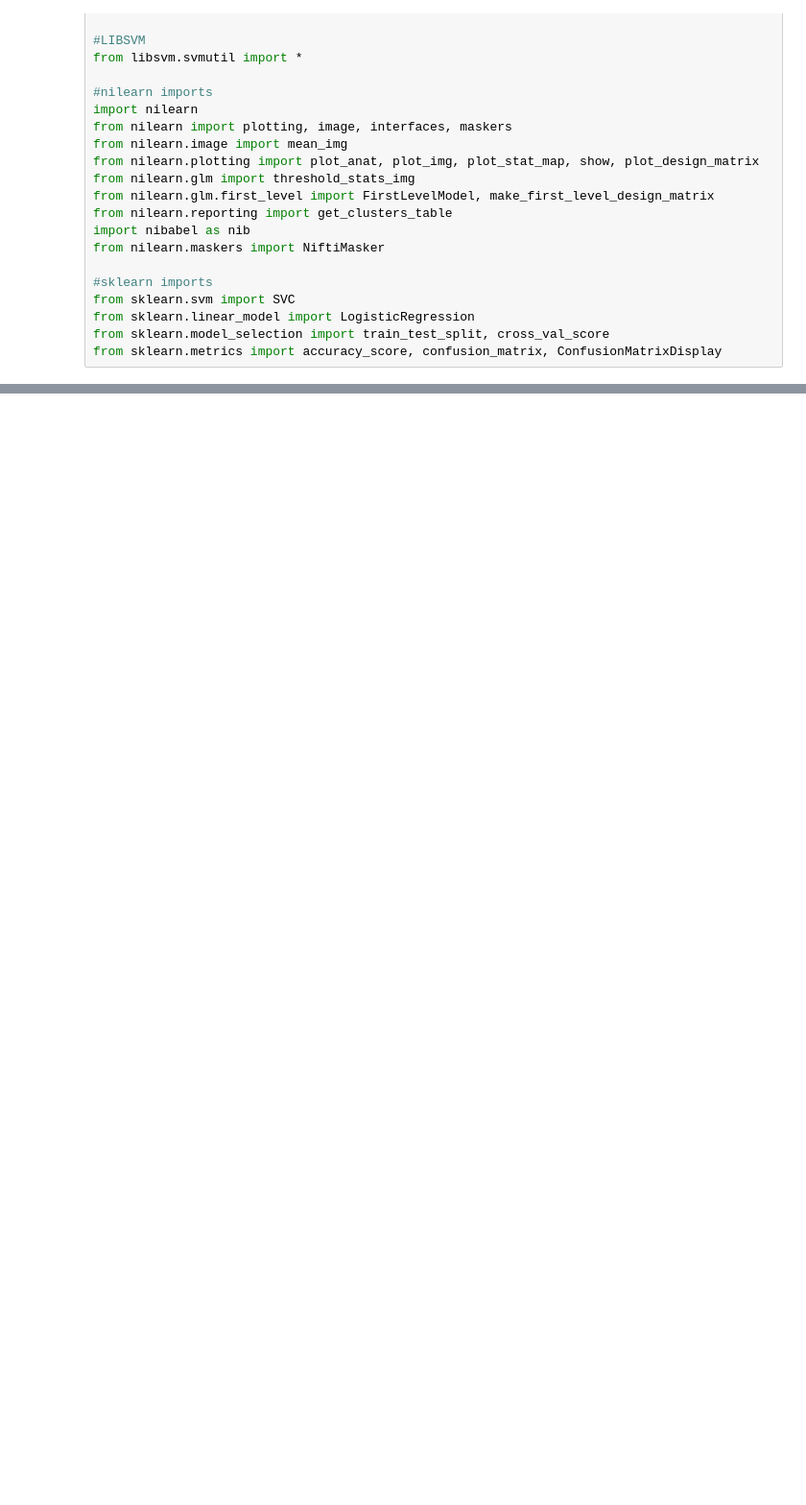
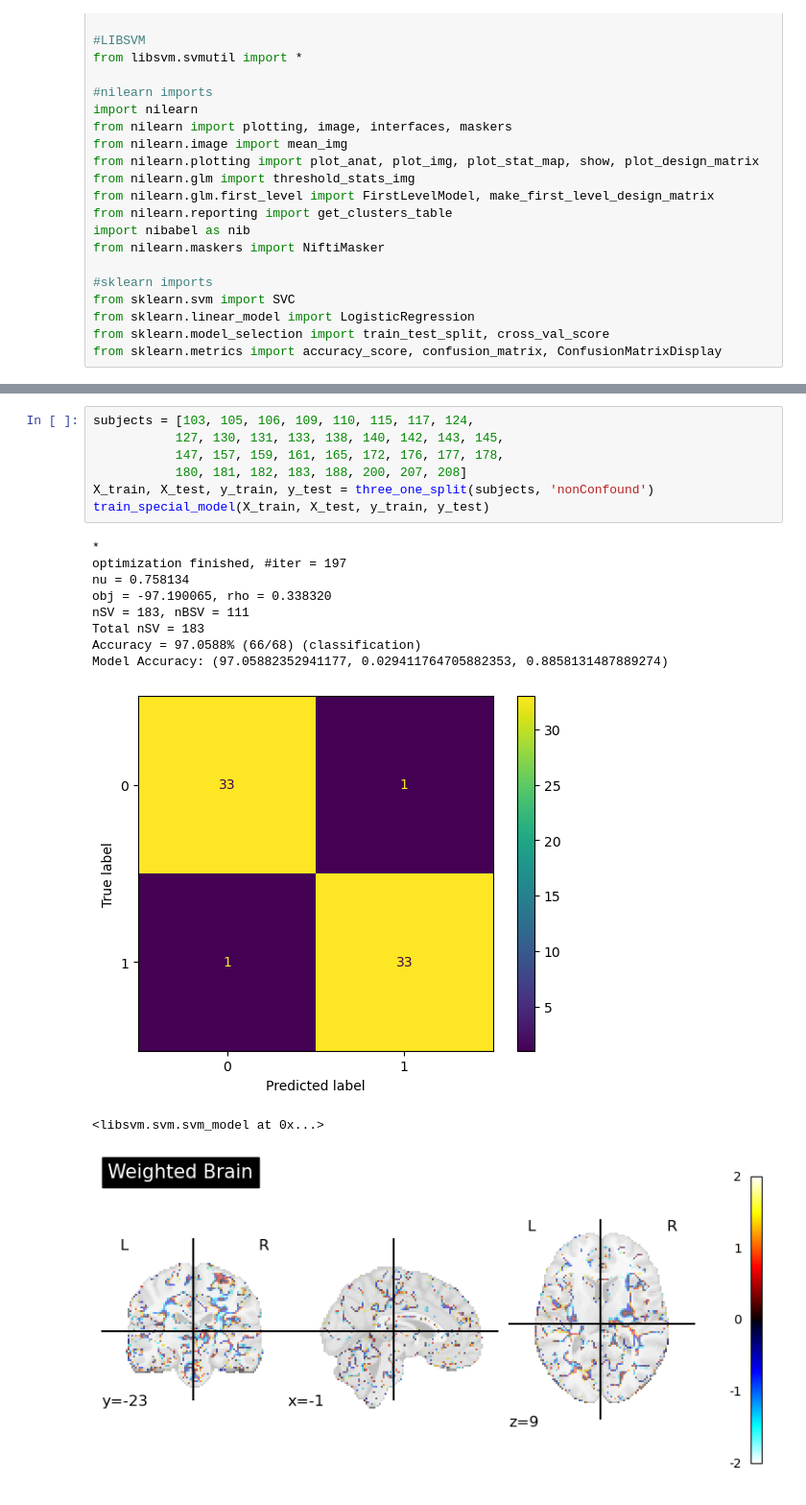
Before and after one commit to yunchen-hung/fmriWorkingMemoryProject, a Jupyter notebook: SVM/svm.ipynb, the cells around one changed output, grey strips where cells are left out. Shown: that part at 96% size. Drawn from its saved outputs; the diff is of its cells as text; blank space fills up the shorter version.

Commit message:
clean up SVM code, tried 3-1 split

```diff
--- a/SVM/svm.ipynb
+++ b/SVM/svm.ipynb
@@ -153,0 +254,19 @@ help(svm_train)
+# %%
+subjects = [103, 105, 106, 109, 110, 115, 117, 124,
+           127, 130, 131, 133, 138, 140, 142, 143, 145,
+           147, 157, 159, 161, 165, 172, 176, 177, 178,
+           180, 181, 182, 183, 188, 200, 207, 208]
+X_train, X_test, y_train, y_test = three_one_split(subjects, 'nonConfound')
+train_special_model(X_train, X_test, y_train, y_test)
+# %% [output]
+*
+optimization finished, #iter = 197
+nu = 0.758134
+obj = -97.190065, rho = 0.338320
+nSV = 183, nBSV = 111
+Total nSV = 183
+Accuracy = 97.0588% (66/68) (classification)
+Model Accuracy: (97.05882352941177, 0.029411764705882353, 0.8858131487889274)
+[figure, added]
+<libsvm.svm.svm_model at 0x...>
+[figure, added]
```
Also changed, not shown: parts of 10 cells of this notebook, 3 other files.
